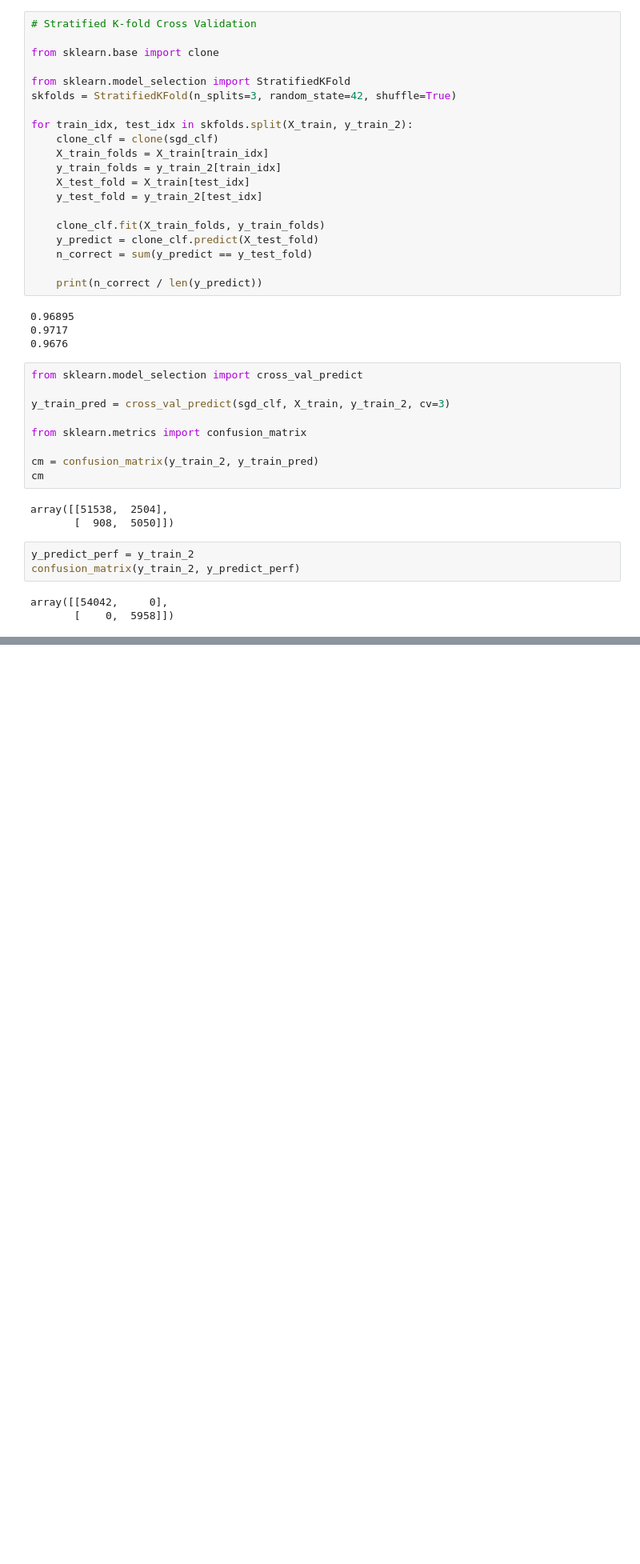
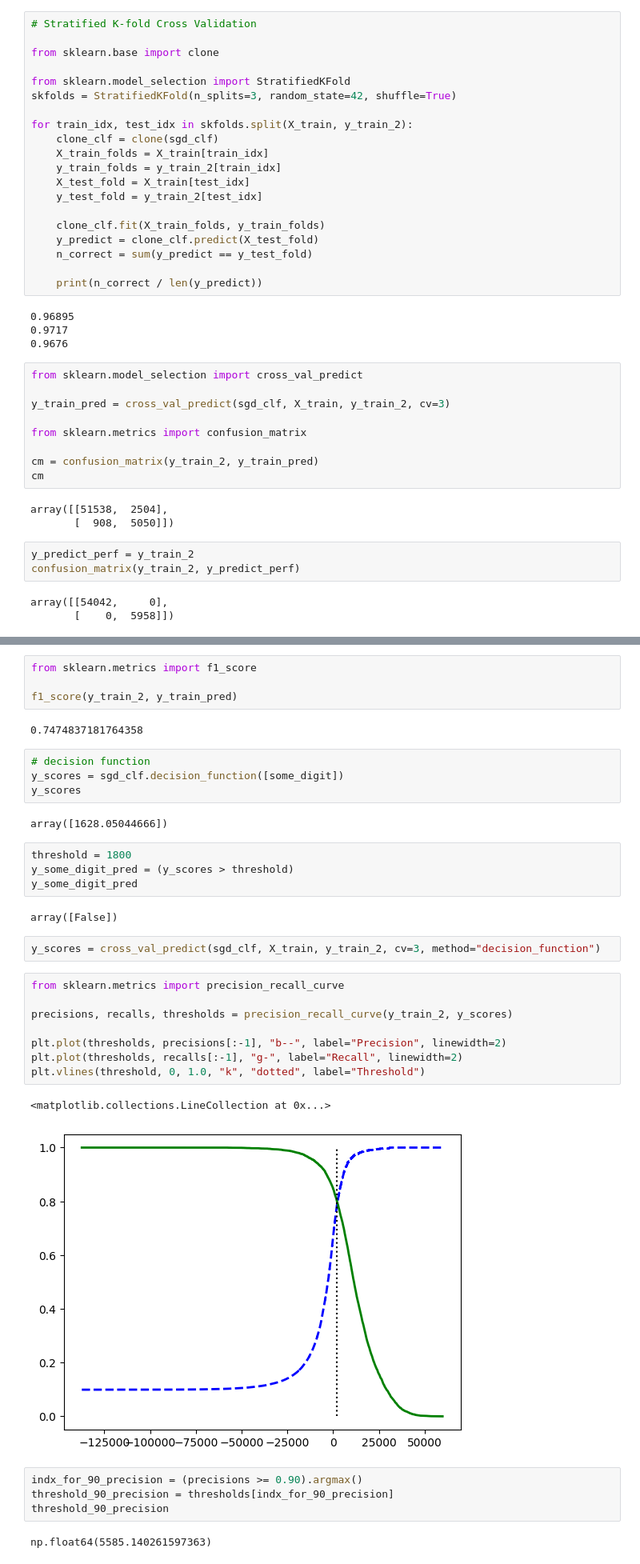
Before and after one commit to anushriiverse/Number_images_prediction, a Jupyter notebook: main.ipynb, the cells around one changed output, grey strips where cells are left out. Shown at 80% size. Saved outputs shown, nothing was run; the diff lists cells and outputs as text; blank space fills up the shorter version.

Commit message:
Precision/Recall tradeoff

```diff
--- a/main.ipynb
+++ b/main.ipynb
@@ -107,0 +115,37 @@ array([[54042,     0],
+# %%
+from sklearn.metrics import f1_score
+
+f1_score(y_train_2, y_train_pred)
+# %% [output]
+0.7474837181764358
+# %%
+# decision function
+y_scores = sgd_clf.decision_function([some_digit])
+y_scores
+# %% [output]
+array([1628.05044666])
+# %%
+threshold = 1800
+y_some_digit_pred = (y_scores > threshold)
+y_some_digit_pred
+# %% [output]
+array([False])
+# %%
+y_scores = cross_val_predict(sgd_clf, X_train, y_train_2, cv=3, method="decision_function")
+# %%
+from sklearn.metrics import precision_recall_curve
+
+precisions, recalls, thresholds = precision_recall_curve(y_train_2, y_scores)
+
+plt.plot(thresholds, precisions[:-1], "b--", label="Precision", linewidth=2)
+plt.plot(thresholds, recalls[:-1], "g-", label="Recall", linewidth=2)
+plt.vlines(threshold, 0, 1.0, "k", "dotted", label="Threshold")
+# %% [output]
+<matplotlib.collections.LineCollection at 0x...>
+[figure, added]
+# %%
+indx_for_90_precision = (precisions >= 0.90).argmax()
+threshold_90_precision = thresholds[indx_for_90_precision]
+threshold_90_precision
+# %% [output]
+np.float64(5585.140261597363)
```
Also changed, not shown: parts of 2 cells of this notebook.
